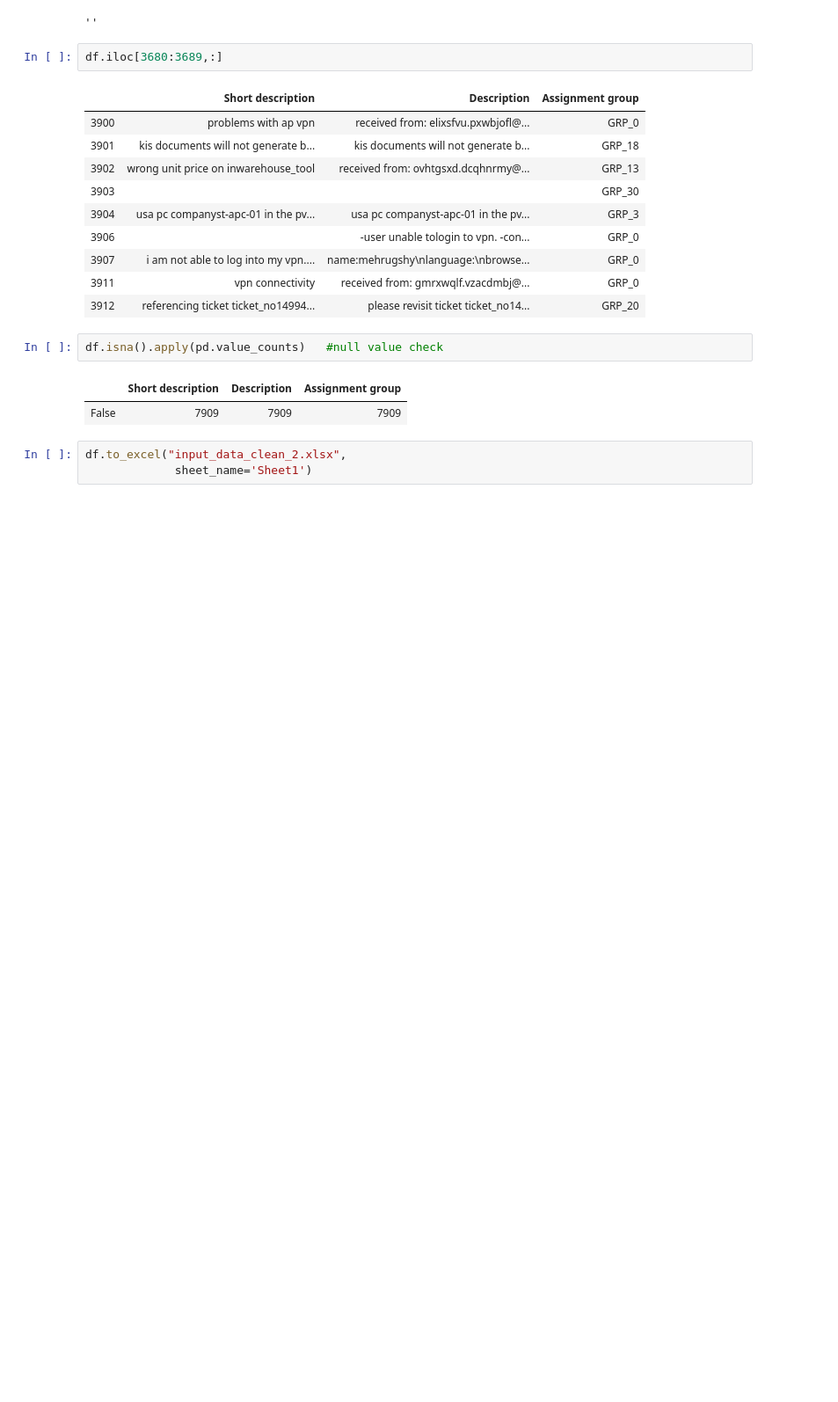
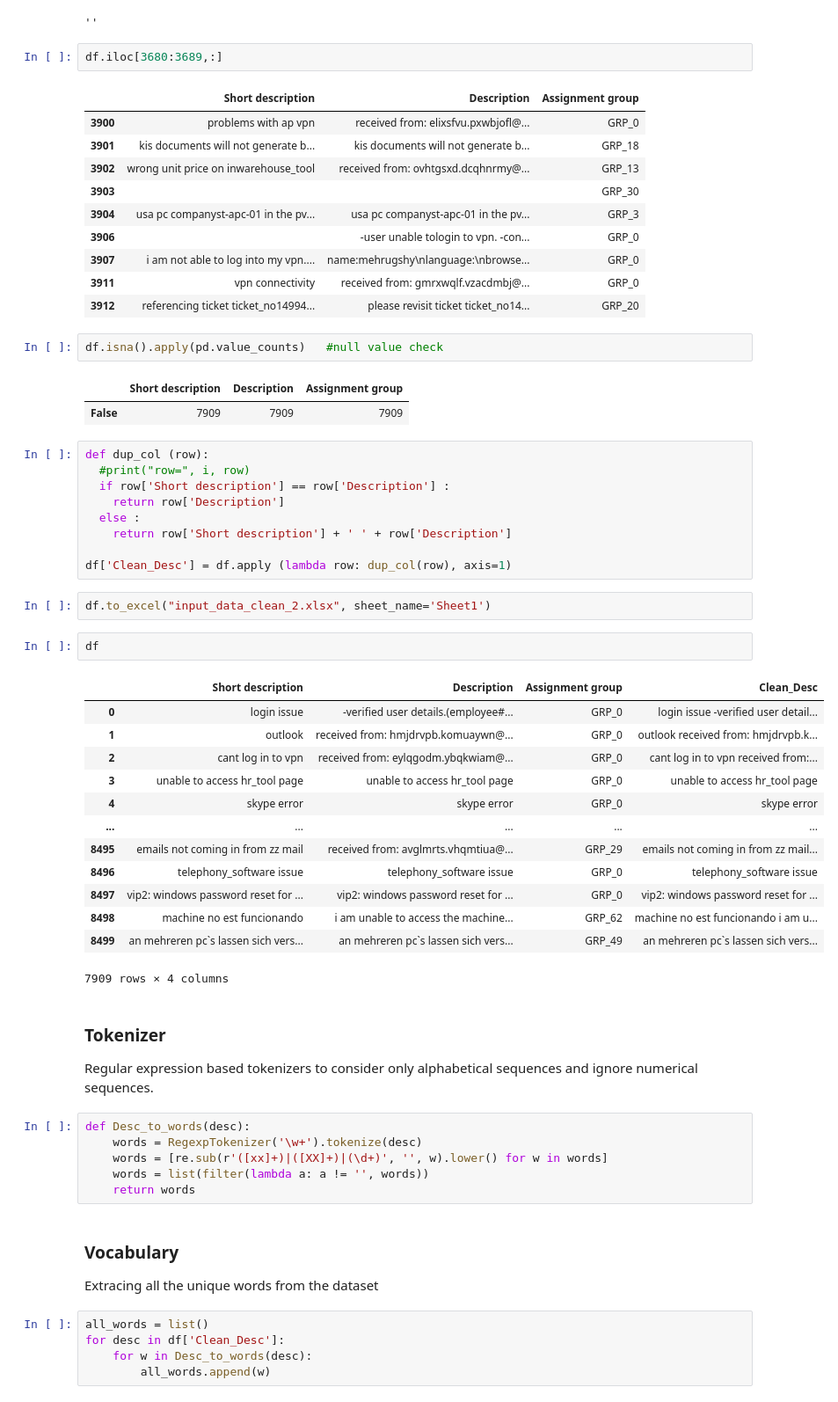
Before and after one commit to mkmanianv/automaticTicketAssignment, a Jupyter notebook: NLP_Automatic_Ticket_Assignment_Capstone_Project_Rony.ipynb, the cells around one changed output. Shown at 88% size. Cells and saved outputs as stored; diff of their text form; blank space fills up the shorter version.

```diff
--- a/NLP_Automatic_Ticket_Assignment_Capstone_Project_Rony.ipynb
+++ b/NLP_Automatic_Ticket_Assignment_Capstone_Project_Rony.ipynb
@@ -309,6 +319,47 @@ df.isna().apply(pd.value_counts)   #null value check
 # %% [output]
 |  | Short description | Description | Assignment group |
 | False | 7909 | 7909 | 7909 |
+# %%
+def dup_col (row):
+  #print("row=", i, row)
+  if row['Short description'] == row['Description'] :
+    return row['Description']
+  else :
+    return row['Short description'] + ' ' + row['Description']
+
+df['Clean_Desc'] = df.apply (lambda row: dup_col(row), axis=1)
 # %%
-df.to_excel("input_data_clean_2.xlsx",
-             sheet_name='Sheet1')
+df.to_excel("input_data_clean_2.xlsx", sheet_name='Sheet1')
+# %%
+df
+# %% [output]
+|  | Short description | Description | Assignment group | Clean_Desc |
+| 0 | login issue | -verified user details.(employee#... | GRP_0 | login issue -verified user detail... |
+| 1 | outlook | received from: hmjdrvpb.komuaywn@... | GRP_0 | outlook received from: hmjdrvpb.k... |
+| 2 | cant log in to vpn | received from: eylqgodm.ybqkwiam@... | GRP_0 | cant log in to vpn received from:... |
+| 3 | unable to access hr_tool page | unable to access hr_tool page | GRP_0 | unable to access hr_tool page |
+| 4 | skype error | skype error | GRP_0 | skype error |
+| ... | ... | ... | ... | ... |
+| 8495 | emails not coming in from zz mail | received from: avglmrts.vhqmtiua@... | GRP_29 | emails not coming in from zz mail... |
+| 8496 | telephony_software issue | telephony_software issue | GRP_0 | telephony_software issue |
+| 8497 | vip2: windows password reset for ... | vip2: windows password reset for ... | GRP_0 | vip2: windows password reset for ... |
+| 8498 | machine no est funcionando | i am unable to access the machine... | GRP_62 | machine no est funcionando i am u... |
+| 8499 | an mehreren pc`s lassen sich vers... | an mehreren pc`s lassen sich vers... | GRP_49 | an mehreren pc`s lassen sich vers... |
+7909 rows × 4 columns
+# %% [markdown]
+### Tokenizer
+Regular expression based tokenizers to consider only alphabetical sequences and ignore numerical sequences.
+# %%
+def Desc_to_words(desc):
+    words = RegexpTokenizer('\w+').tokenize(desc)
+    words = [re.sub(r'([xx]+)|([XX]+)|(\d+)', '', w).lower() for w in words]
+    words = list(filter(lambda a: a != '', words))
+    return words
+# %% [markdown]
+### Vocabulary
+Extracing all the unique words from the dataset
+# %%
+all_words = list()
+for desc in df['Clean_Desc']:
+    for w in Desc_to_words(desc):
+        all_words.append(w)
```
Also changed, not shown: parts of 28 cells of this notebook.
